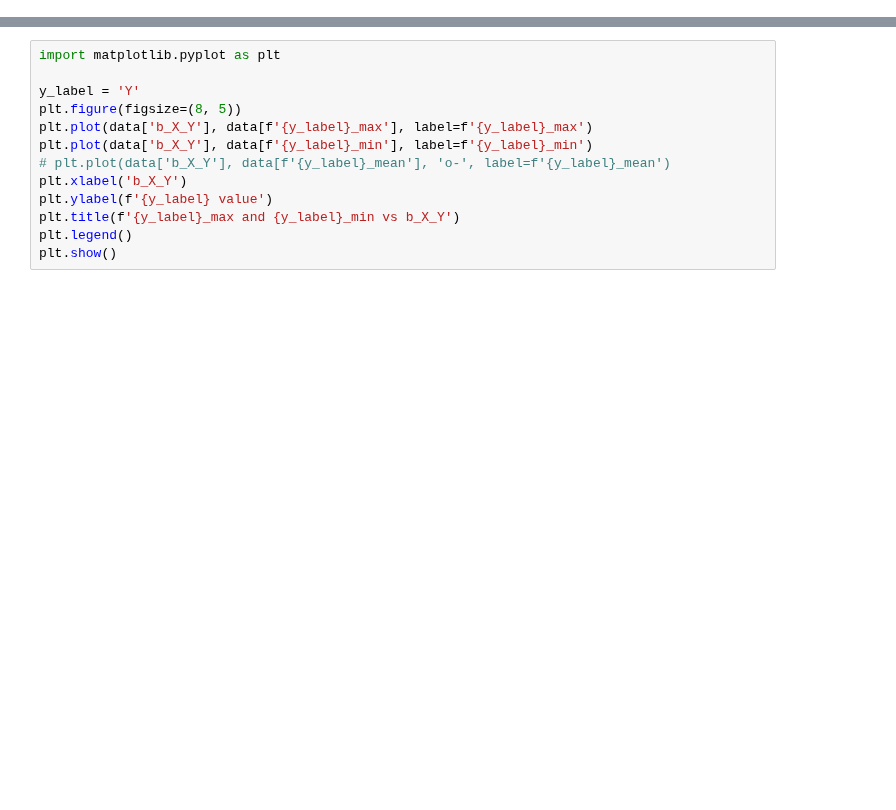
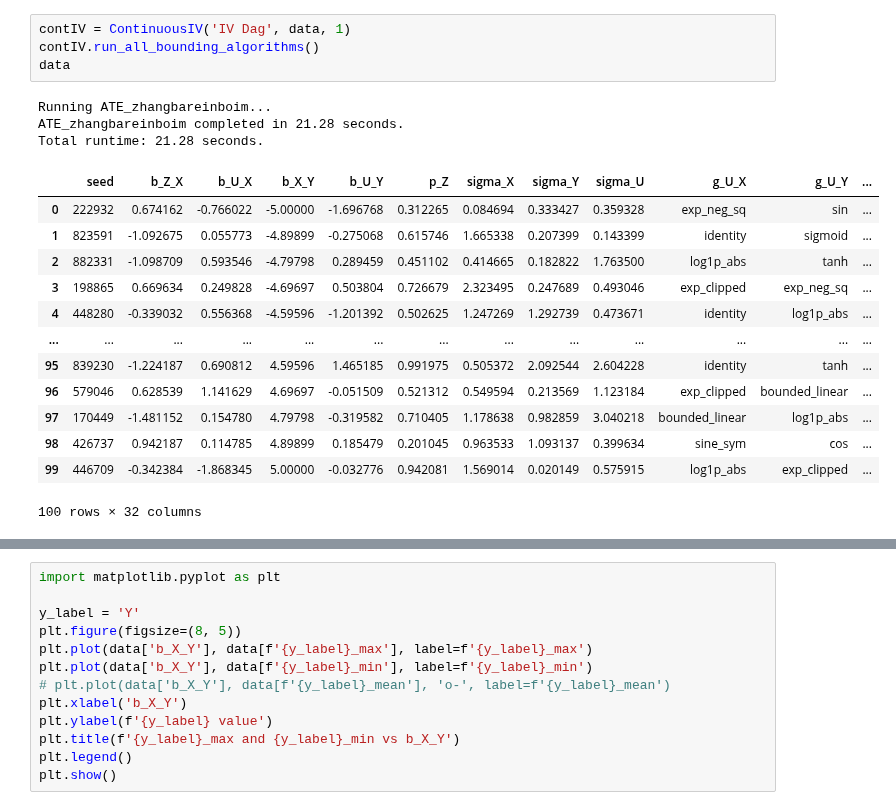
Before and after one commit to tmaringgele/causal-bounds, a Jupyter notebook: simulation_engine/test.ipynb, the cells around one changed output, grey strips where cells are left out. Drawn from its saved outputs; the diff is of its cells as text; blank space fills up the shorter version.

```diff
--- a/simulation_engine/test.ipynb
+++ b/simulation_engine/test.ipynb
@@ -75,0 +56,21 @@ ATE bounds  : {'lower': 0.1460975923, 'upper': 0.1460975923}
+# %%
+contIV = ContinuousIV('IV Dag', data, 1)
+contIV.run_all_bounding_algorithms()
+data
+# %% [output]
+Running ATE_zhangbareinboim...
+ATE_zhangbareinboim completed in 21.28 seconds.
+Total runtime: 21.28 seconds.
+|  | seed | b_Z_X | b_U_X | b_X_Y | b_U_Y | p_Z | sigma_X | sigma_Y | sigma_U | g_U_X | g_U_Y | ... |
+| 0 | 222932 | 0.674162 | -0.766022 | -5.00000 | -1.696768 | 0.312265 | 0.084694 | 0.333427 | 0.359328 | exp_neg_sq | sin | ... |
+| 1 | 823591 | -1.092675 | 0.055773 | -4.89899 | -0.275068 | 0.615746 | 1.665338 | 0.207399 | 0.143399 | identity | sigmoid | ... |
+| 2 | 882331 | -1.098709 | 0.593546 | -4.79798 | 0.289459 | 0.451102 | 0.414665 | 0.182822 | 1.763500 | log1p_abs | tanh | ... |
+| 3 | 198865 | 0.669634 | 0.249828 | -4.69697 | 0.503804 | 0.726679 | 2.323495 | 0.247689 | 0.493046 | exp_clipped | exp_neg_sq | ... |
+| 4 | 448280 | -0.339032 | 0.556368 | -4.59596 | -1.201392 | 0.502625 | 1.247269 | 1.292739 | 0.473671 | identity | log1p_abs | ... |
+| ... | ... | ... | ... | ... | ... | ... | ... | ... | ... | ... | ... | ... |
+| 95 | 839230 | -1.224187 | 0.690812 | 4.59596 | 1.465185 | 0.991975 | 0.505372 | 2.092544 | 2.604228 | identity | tanh | ... |
+| 96 | 579046 | 0.628539 | 1.141629 | 4.69697 | -0.051509 | 0.521312 | 0.549594 | 0.213569 | 1.123184 | exp_clipped | bounded_linear | ... |
+| 97 | 170449 | -1.481152 | 0.154780 | 4.79798 | -0.319582 | 0.710405 | 1.178638 | 0.982859 | 3.040218 | bounded_linear | log1p_abs | ... |
+| 98 | 426737 | 0.942187 | 0.114785 | 4.89899 | 0.185479 | 0.201045 | 0.963533 | 1.093137 | 0.399634 | sine_sym | cos | ... |
+| 99 | 446709 | -0.342384 | -1.868345 | 5.00000 | -0.032776 | 0.942081 | 1.569014 | 0.020149 | 0.575915 | log1p_abs | exp_clipped | ... |
+100 rows × 32 columns
```
Also changed, not shown: parts of 4 cells of this notebook, 3 other files.
